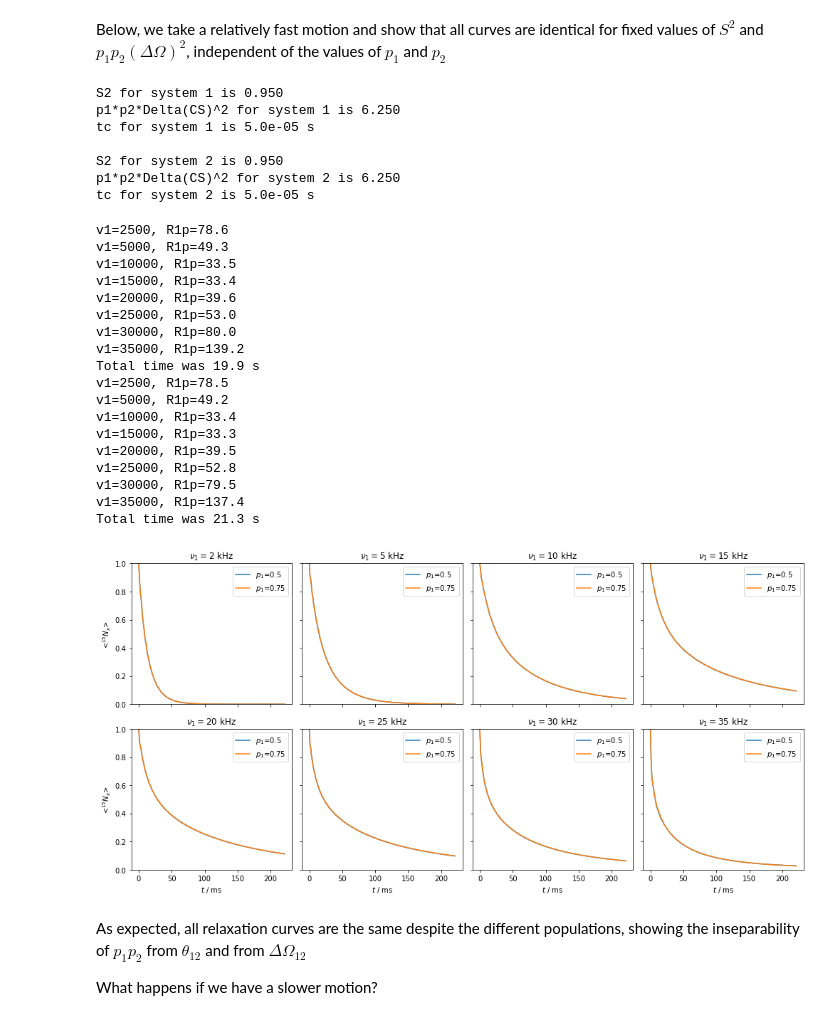
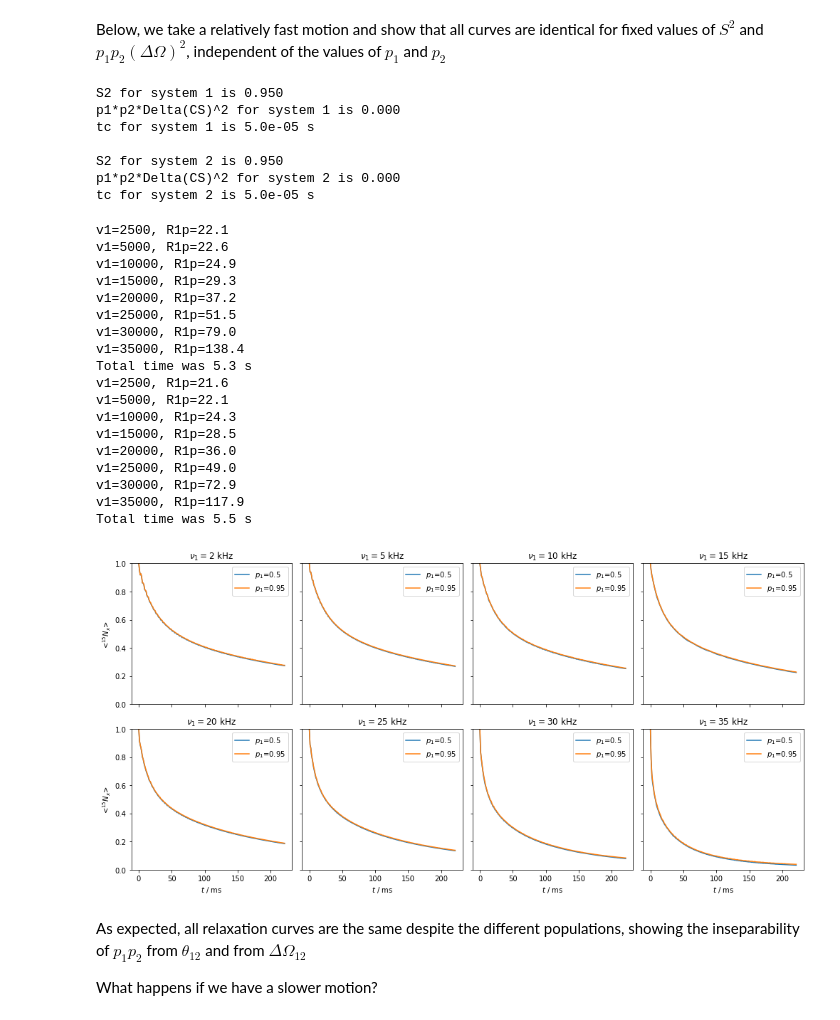
Before and after one commit to alsinmr/ConferenceExamples, a Jupyter notebook: GNMR2023/R1p.ipynb, the cells around one changed output. Saved outputs shown, nothing was run; the diff lists cells and outputs as text; code cells hidden in the pictures.

```diff
--- a/GNMR2023/R1p.ipynb
+++ b/GNMR2023/R1p.ipynb
@@ -248,7 +249,7 @@ which similarly does not allow us to separate the populations. For example, cons
 Below, we take a relatively fast motion and show that all curves are identical for fixed values of $S^2$ and $p_1p_2(\Delta\Omega)^2$, independent of the values of $p_1$ and $p_2$
 # %%
 hop_angle=15
-DeltaCS=5
+DeltaCS=5 #This was set to zero in the talk for NERRD analysis
 tc=5e-5     #Correlation time
 p1=0.5  #Population of state 1
 p2=1-p1  #Population of state 2
@@ -275,7 +276,7 @@ L1.kex=kex
 d,v=np.linalg.eig(kex)
 print(f'tc for system 1 is {-1/d.min():.1e} s\n')
 
-p1=0.75  #Population of state 1
+p1=0.95  #Population of state 1
 p2=1-p1  #Population of state 2
 hop_angle=np.arccos(np.sqrt((S2-1)/(3*p1*p2)+1))*180/np.pi
 DeltaCS=np.sqrt(p1p2DelCS2/(p1*p2))
@@ -305,60 +306,61 @@ L2.kex=kex
 print(f'tc for system 2 is {-1/d.min():.1e} s')
 # %% [output]
 S2 for system 1 is 0.950
-p1*p2*Delta(CS)^2 for system 1 is 6.250
+p1*p2*Delta(CS)^2 for system 1 is 0.000
 tc for system 1 is 5.0e-05 s
 
 S2 for system 2 is 0.950
-p1*p2*Delta(CS)^2 for system 2 is 6.250
+p1*p2*Delta(CS)^2 for system 2 is 0.000
 tc for system 2 is 5.0e-05 s
 # %%
+rho=RS.Rho(rho0='15Nx',detect='15Nx')
 v10=[2500,5000,10000,15000,20000,25000,30000,35000]
 fig,ax=plt.subplots(2,len(v10)//2)
 ax=ax.flatten()
 fig.set_size_inches([14,7])
 for L in [L1,L2]:
     seq=L.Sequence()
     t0=time()
 
     for v1,a in zip(v10,ax):
         seq.add_channel('15N',v1=v1)
         U=seq.U()
         rho.clear()
         print(f'v1={v1:.0f}, R1p={rho.extract_decay_rates(U,pwdavg=True):.1f}')
         U=U**50
         rho.DetProp(U,n=200)
         rho.plot(ax=a)
         a.set_title(r'$\nu_1 = $'+f'{v1/1e3:.0f} kHz')
-        a.legend((r'$p_1$=0.5',r'$p_1$=0.75'))
+        a.legend((r'$p_1$=0.5',r'$p_1$=0.95'))
         if not(a.is_first_col()):
             a.set_ylabel('')
             a.set_yticklabels('')
         if not(a.is_last_row()):
             a.set_xlabel('')
             a.set_xticklabels('')
         a.set_ylim([0,1])
     print(f'Total time was {time()-t0:.1f} s')
 fig.tight_layout()
 # %% [output]
-v1=2500, R1p=78.6
-v1=5000, R1p=49.3
-v1=10000, R1p=33.5
-v1=15000, R1p=33.4
-v1=20000, R1p=39.6
-v1=25000, R1p=53.0
-v1=30000, R1p=80.0
-v1=35000, R1p=139.2
-Total time was 19.9 s
-v1=2500, R1p=78.5
-v1=5000, R1p=49.2
-v1=10000, R1p=33.4
-v1=15000, R1p=33.3
-v1=20000, R1p=39.5
-v1=25000, R1p=52.8
-v1=30000, R1p=79.5
-v1=35000, R1p=137.4
-Total time was 21.3 s
+v1=2500, R1p=22.1
+v1=5000, R1p=22.6
+v1=10000, R1p=24.9
+v1=15000, R1p=29.3
+v1=20000, R1p=37.2
+v1=25000, R1p=51.5
+v1=30000, R1p=79.0
+v1=35000, R1p=138.4
+Total time was 5.3 s
+v1=2500, R1p=21.6
+v1=5000, R1p=22.1
+v1=10000, R1p=24.3
+v1=15000, R1p=28.5
+v1=20000, R1p=36.0
+v1=25000, R1p=49.0
+v1=30000, R1p=72.9
+v1=35000, R1p=117.9
+Total time was 5.5 s
-[figure, old version]
+[figure, new version]
 # %% [markdown]
 As expected, all relaxation curves are the same despite the different populations, showing the inseparability of $p_1p_2$ from $\theta_{12}$ and from $\Delta\Omega_{12}$
 
```
Also changed, not shown: parts of 1 cell of this notebook, 3 other files.
